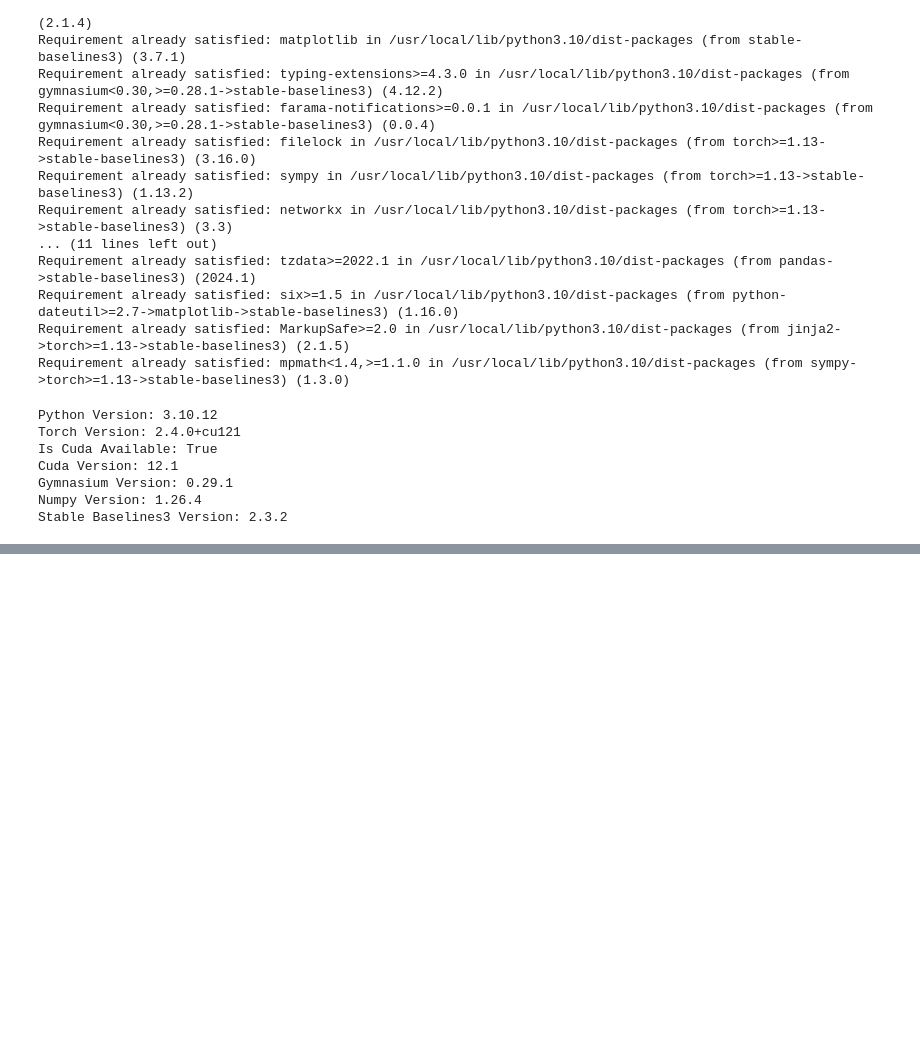
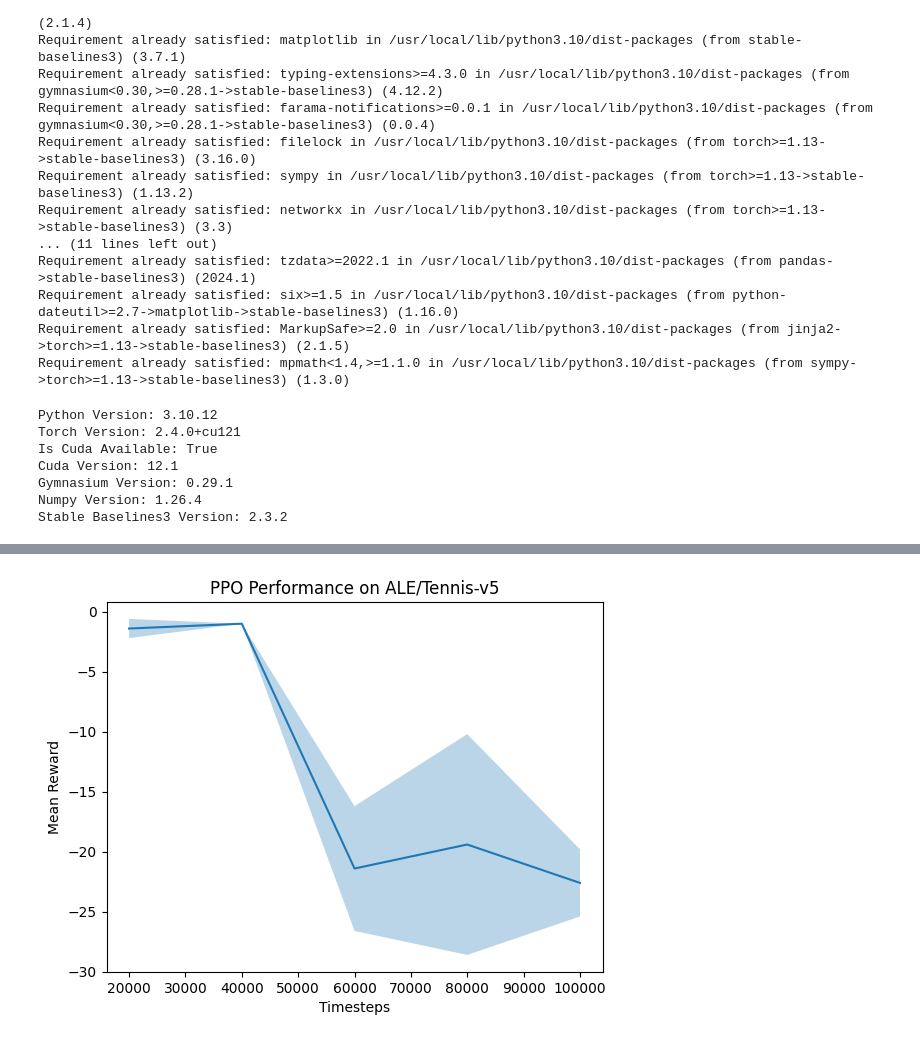
Before and after one commit to kuds/rl-atari-tennis, a Jupyter notebook: [Atari Tennis] Single-Agent Reinforcement Learning.ipynb, the cells around one changed output, grey strips where cells are left out. Drawn from its saved outputs; the diff is of its cells as text; code cells hidden in the pictures; blank space fills up the shorter version.

```diff
--- a/[Atari Tennis] Single-Agent Reinforcement Learning.ipynb
+++ b/[Atari Tennis] Single-Agent Reinforcement Learning.ipynb
@@ -139,0 +207,26 @@ Episode length: 27000.00 +/- 0.00
+# %%
+# Load the evaluations.npz file
+data = numpy.load(os.path.join(log_dir, "evaluations.npz"))
+
+# Extract the relevant data
+timesteps = data['timesteps']
+results = data['results']
+
+# Calculate the mean and standard deviation of the results
+mean_results = numpy.mean(results, axis=1)
+std_results = numpy.std(results, axis=1)
+
+# Plot the results
+matplotlib.pyplot.figure()
+matplotlib.pyplot.plot(timesteps, mean_results)
+matplotlib.pyplot.fill_between(timesteps,
+                               mean_results - std_results,
+                               mean_results + std_results,
+                               alpha=0.3)
+
+matplotlib.pyplot.xlabel('Timesteps')
+matplotlib.pyplot.ylabel('Mean Reward')
+matplotlib.pyplot.title(f"PPO Performance on {env_str}")
+matplotlib.pyplot.show()
+# %% [output]
+[figure, added]
```
Also changed, not shown: parts of 4 cells of this notebook.
